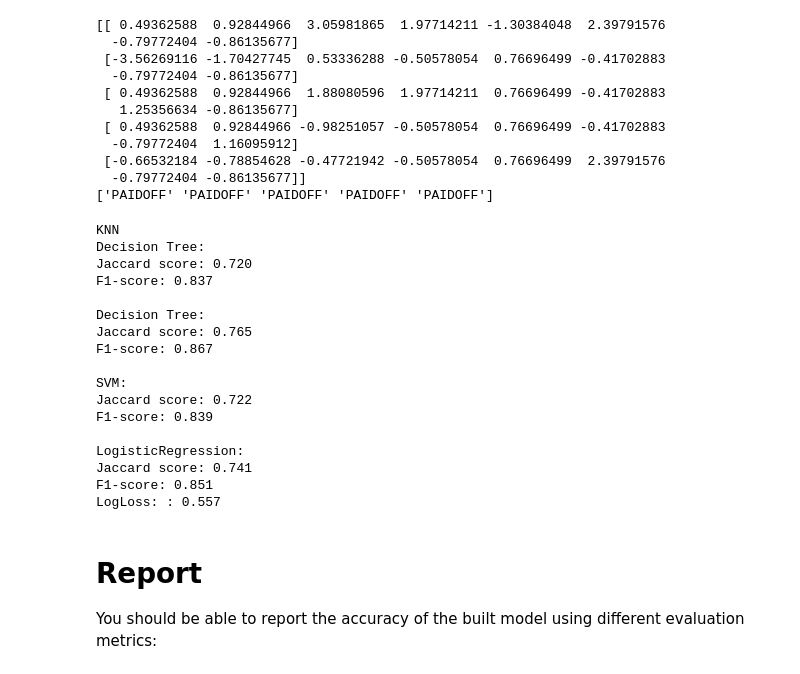
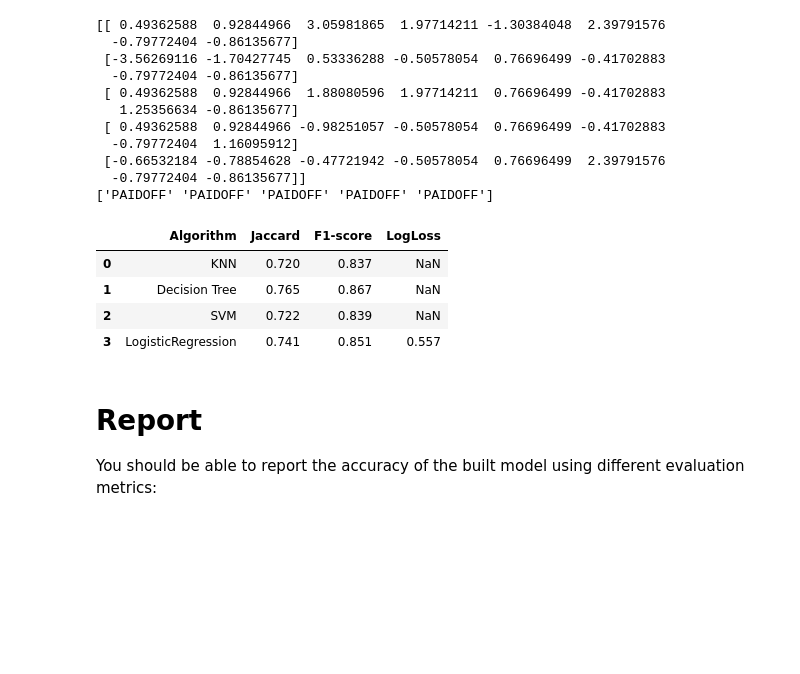
Before and after one commit to pansong/coursera_capstone, a Jupyter notebook: ML0101EN-Proj-Loan-py-v1-PS.ipynb, the cells around one changed output. Cells and saved outputs as stored; diff of their text form; code cells hidden in the pictures; blank space fills up the shorter version.

Commit message:
My Notebook
Change the report part

```diff
--- a/ML0101EN-Proj-Loan-py-v1-PS.ipynb
+++ b/ML0101EN-Proj-Loan-py-v1-PS.ipynb
@@ -417,41 +417,18 @@ y3hat = clf.predict(X_test)
 y4hat = LR.predict(X_test)
 y4hat_prob = LR.predict_proba(X_test)
 # %%
-print('KNN')
-print('Decision Tree:')
-print("Jaccard score: %.3f" % jaccard_score(y_test, y1hat, pos_label='PAIDOFF'))
-print("F1-score: %.3f" % f1_score(y_test, y1hat, pos_label='PAIDOFF'))
-print()
-print('Decision Tree:')
-print("Jaccard score: %.3f" % jaccard_score(y_test, y2hat, pos_label='PAIDOFF'))
-print("F1-score: %.3f" % f1_score(y_test, y2hat, pos_label='PAIDOFF'))
-print()
-print('SVM:')
-print("Jaccard score: %.3f" % jaccard_score(y_test, y3hat, pos_label='PAIDOFF'))
-print("F1-score: %.3f" % f1_score(y_test, y3hat, pos_label='PAIDOFF'))
-print()
-print('LogisticRegression:')
-print("Jaccard score: %.3f" % jaccard_score(y_test, y4hat, pos_label='PAIDOFF'))
-print("F1-score: %.3f" % f1_score(y_test, y4hat, pos_label='PAIDOFF'))
-print ("LogLoss: : %.3f" % log_loss(y_test, y4hat_prob))
+report = pd.DataFrame(columns = ['Algorithm','Jaccard','F1-score','LogLoss'])
+report.loc[0] = ['KNN',jaccard_score(y_test, y1hat, pos_label='PAIDOFF'),f1_score(y_test, y1hat, pos_label='PAIDOFF'),np.nan]
+report.loc[1] = ['Decision Tree',jaccard_score(y_test, y2hat, pos_label='PAIDOFF'),f1_score(y_test, y2hat, pos_label='PAIDOFF'),np.nan]
+report.loc[2] = ['SVM',jaccard_score(y_test, y3hat, pos_label='PAIDOFF'),f1_score(y_test, y3hat, pos_label='PAIDOFF'),np.nan]
+report.loc[3] = ['LogisticRegression',jaccard_score(y_test, y4hat, pos_label='PAIDOFF'),f1_score(y_test, y4hat, pos_label='PAIDOFF'),log_loss(y_test, y4hat_prob)]
+report.round(3)
 # %% [output]
-KNN
-Decision Tree:
-Jaccard score: 0.720
-F1-score: 0.837
-
-Decision Tree:
-Jaccard score: 0.765
-F1-score: 0.867
-
-SVM:
-Jaccard score: 0.722
-F1-score: 0.839
-
-LogisticRegression:
-Jaccard score: 0.741
-F1-score: 0.851
-LogLoss: : 0.557
+|  | Algorithm | Jaccard | F1-score | LogLoss |
+| 0 | KNN | 0.720 | 0.837 | NaN |
+| 1 | Decision Tree | 0.765 | 0.867 | NaN |
+| 2 | SVM | 0.722 | 0.839 | NaN |
+| 3 | LogisticRegression | 0.741 | 0.851 | 0.557 |
 # %% [markdown]
 # Report
 
```
Also changed, not shown: parts of 2 cells of this notebook.
